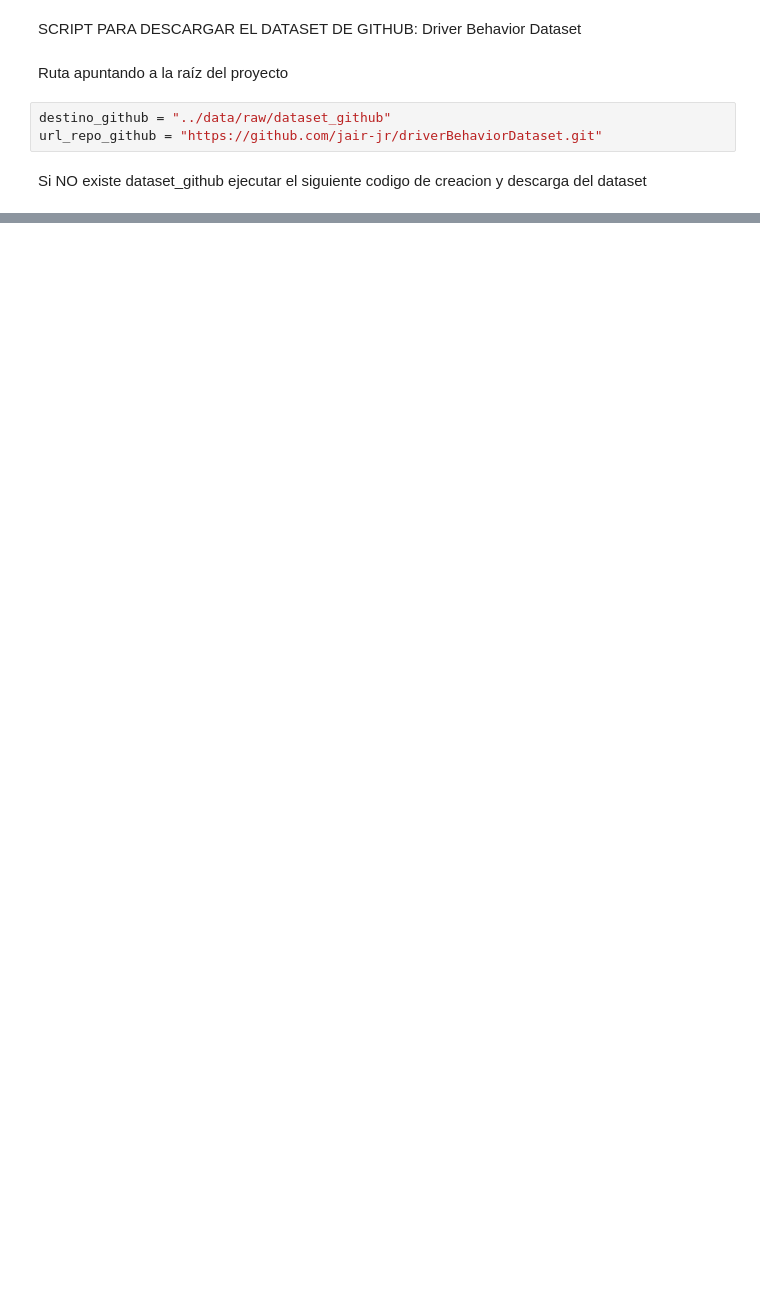
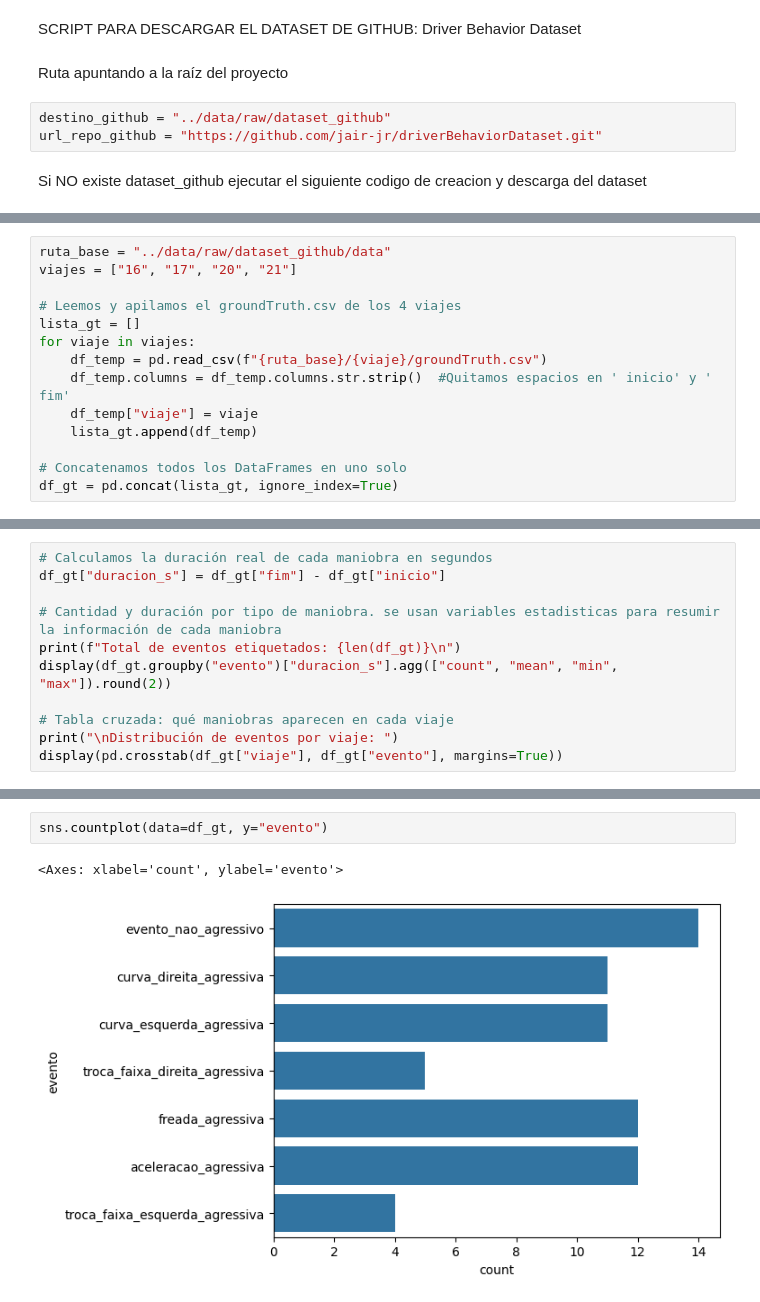
Before and after one commit to muller10000/tp-ia-driving-behavior, a Jupyter notebook: notebooks/1_exploracion_datos.ipynb, the cells around one changed output, grey strips where cells are left out. Saved outputs shown, nothing was run; the diff lists cells and outputs as text; blank space fills up the shorter version.

```diff
--- a/notebooks/1_exploracion_datos.ipynb
+++ b/notebooks/1_exploracion_datos.ipynb
@@ -81,0 +579,14 @@ Descarga exitosa.Datos de GitHub copiados a: ../data/raw/dataset_github
+# %%
+ruta_base = "../data/raw/dataset_github/data"
+viajes = ["16", "17", "20", "21"]
+
+# Leemos y apilamos el groundTruth.csv de los 4 viajes
+lista_gt = []
+for viaje in viajes:
+    df_temp = pd.read_csv(f"{ruta_base}/{viaje}/groundTruth.csv")
+    df_temp.columns = df_temp.columns.str.strip()  #Quitamos espacios en ' inicio' y ' fim'
+    df_temp["viaje"] = viaje
+    lista_gt.append(df_temp)
+
+# Concatenamos todos los DataFrames en uno solo
+df_gt = pd.concat(lista_gt, ignore_index=True)
@@ -81,0 +595,11 @@ Descarga exitosa.Datos de GitHub copiados a: ../data/raw/dataset_github
+# %%
+# Calculamos la duración real de cada maniobra en segundos
+df_gt["duracion_s"] = df_gt["fim"] - df_gt["inicio"]
+
+# Cantidad y duración por tipo de maniobra. se usan variables estadisticas para resumir la información de cada maniobra
+print(f"Total de eventos etiquetados: {len(df_gt)}\n")
+display(df_gt.groupby("evento")["duracion_s"].agg(["count", "mean", "min", "max"]).round(2))
+
+# Tabla cruzada: qué maniobras aparecen en cada viaje
+print("\nDistribución de eventos por viaje: ")
+display(pd.crosstab(df_gt["viaje"], df_gt["evento"], margins=True))
@@ -81,0 +625,5 @@ Descarga exitosa.Datos de GitHub copiados a: ../data/raw/dataset_github
+# %%
+sns.countplot(data=df_gt, y="evento")
+# %% [output]
+<Axes: xlabel='count', ylabel='evento'>
+[figure, added]
```
Also changed, not shown: parts of 117 cells of this notebook, 4 other files.
